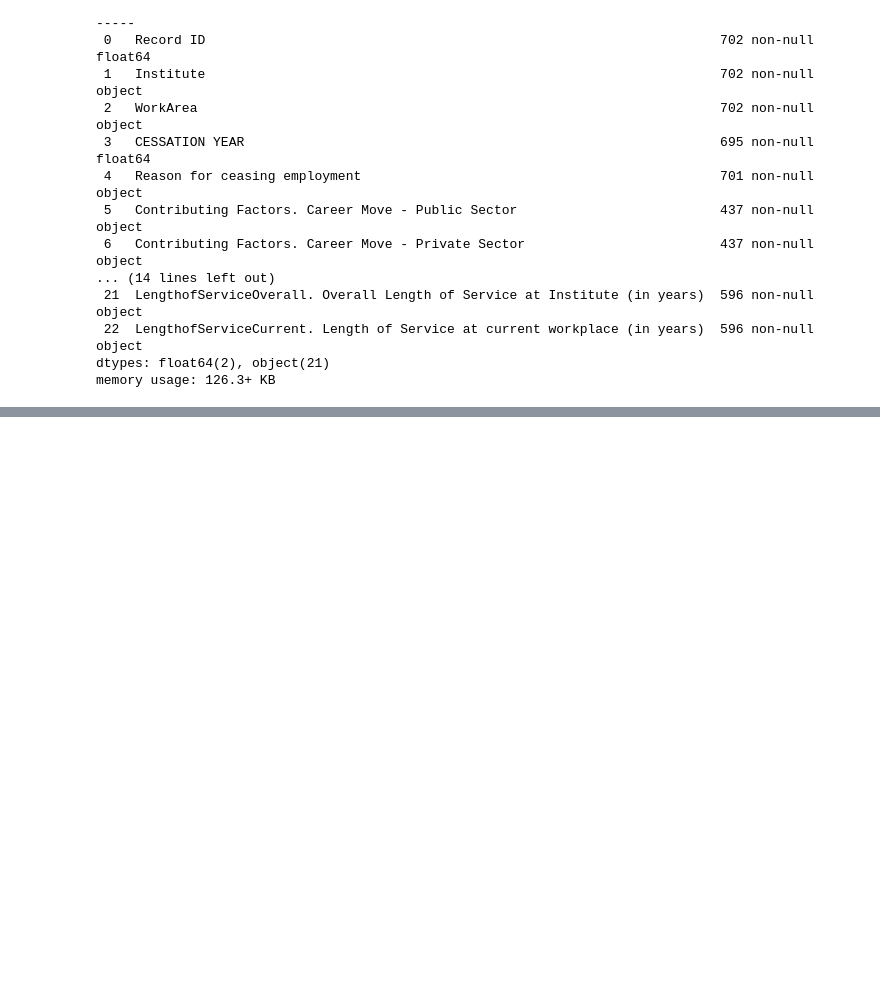
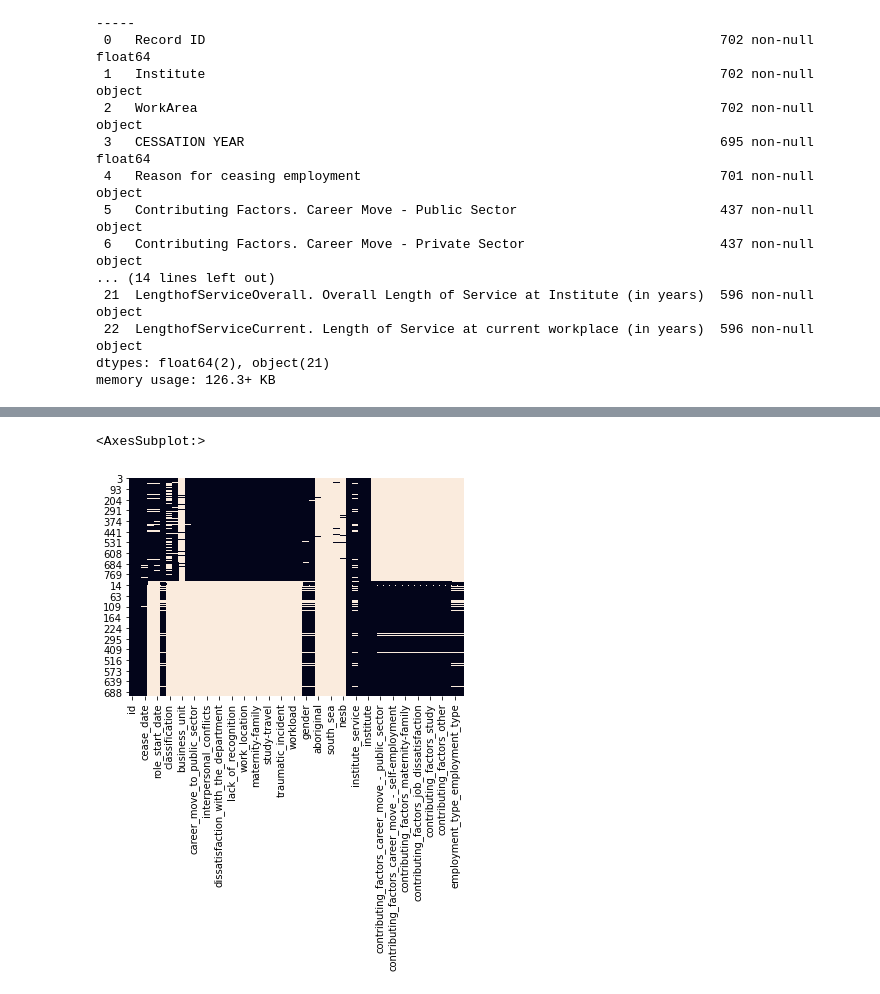
Before and after one commit to timwoodland/Clean_and_Analyse_Employee_Exit_Surveys_project, a Jupyter notebook: Clean_and_Analyse_Employee_Exit_Surveys_project.ipynb, the cells around one changed output, grey strips where cells are left out. Saved outputs shown, nothing was run; the diff lists cells and outputs as text; code cells hidden in the pictures; blank space fills up the shorter version.

Commit message:
data combined and ready for final cleaning

```diff
--- a/Clean_and_Analyse_Employee_Exit_Surveys_project.ipynb
+++ b/Clean_and_Analyse_Employee_Exit_Surveys_project.ipynb
@@ -301,0 +655,13 @@ memory usage: 78.8+ KB
+# %%
+dete_resignations_up = dete_resignations.copy()
+# %%
+dete_resignations_up['dissatisfied'] = dete_resignations[['job_dissatisfaction',
+                                                      'dissatisfaction_with_the_department',
+                                                      'lack_of_recognition',
+                                                      'lack_of_job_security',
+                                                        'work_location',
+                                                      'employment_conditions',
+                                                      'work_life_balance',
+                                                      'workload']].any(axis=1,skipna=False)
+
+dete_resignations_up['dissatisfied'].value_counts(dropna=False)
@@ -301,0 +674,6 @@ memory usage: 78.8+ KB
+# %%
+dete_resignations_up['institute'] = 'DETE'
+tafe_resignations_up['institute'] = 'TAFE'
+
+print(dete_resignations_up['institute'].value_counts())
+print(tafe_resignations_up['institute'].value_counts())
@@ -301,0 +685,4 @@ memory usage: 78.8+ KB
+# %%
+combined = pd.concat([dete_resignations_up, tafe_resignations_up])
+
+combined.info()
@@ -301,0 +707,6 @@ memory usage: 78.8+ KB
+# %%
+import seaborn as sns
+sns.heatmap(combined.isnull(), cbar=False)
+# %% [output]
+<AxesSubplot:>
+[figure, added]
```
Also changed, not shown: parts of 43 cells of this notebook.
